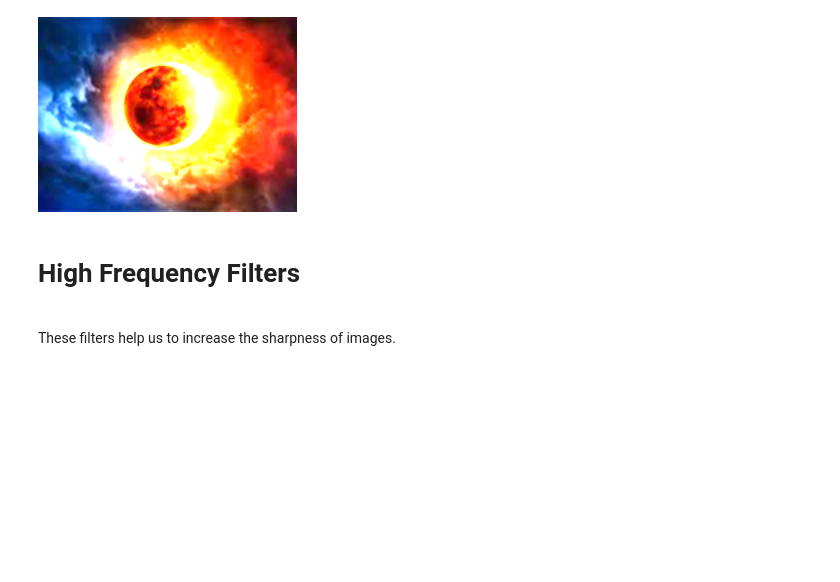
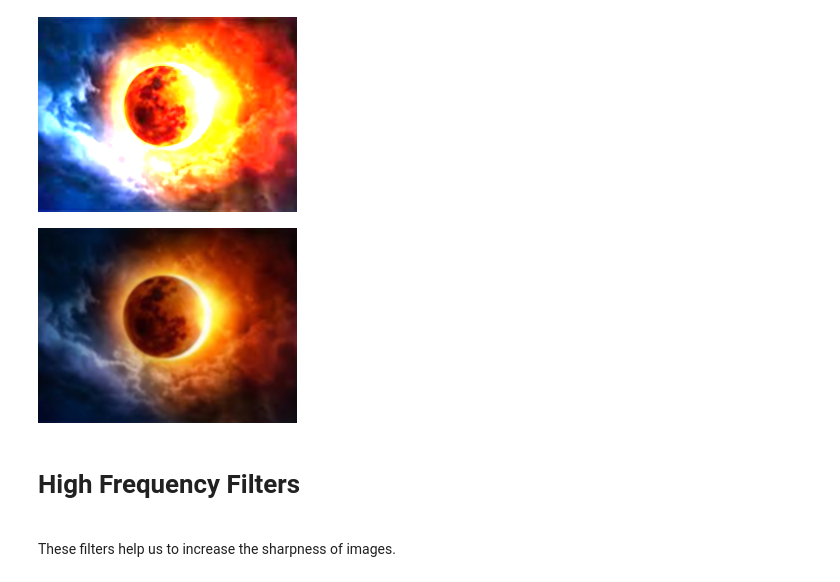
Before and after one commit to mehulraj19/Image-Processing-Code, a Jupyter notebook: Frequency_Domain_Image_Processing.ipynb, the cells around one changed output. Cells and saved outputs as stored; diff of their text form; code cells hidden in the pictures; blank space fills up the shorter version.

```diff
--- a/Frequency_Domain_Image_Processing.ipynb
+++ b/Frequency_Domain_Image_Processing.ipynb
@@ -52,6 +52,12 @@ True
 cv2_imshow(res)
 # %% [output]
 [figure]
+# %%
+blur = cv.GaussianBlur(img, (5,5),0)
+# %%
+cv2_imshow(blur)
+# %% [output]
+[figure, added]
 # %% [markdown]
 # High Frequency Filters
 <br/>These filters help us to increase the sharpness of images.
```
Also changed, not shown: parts of 1 cell of this notebook.
